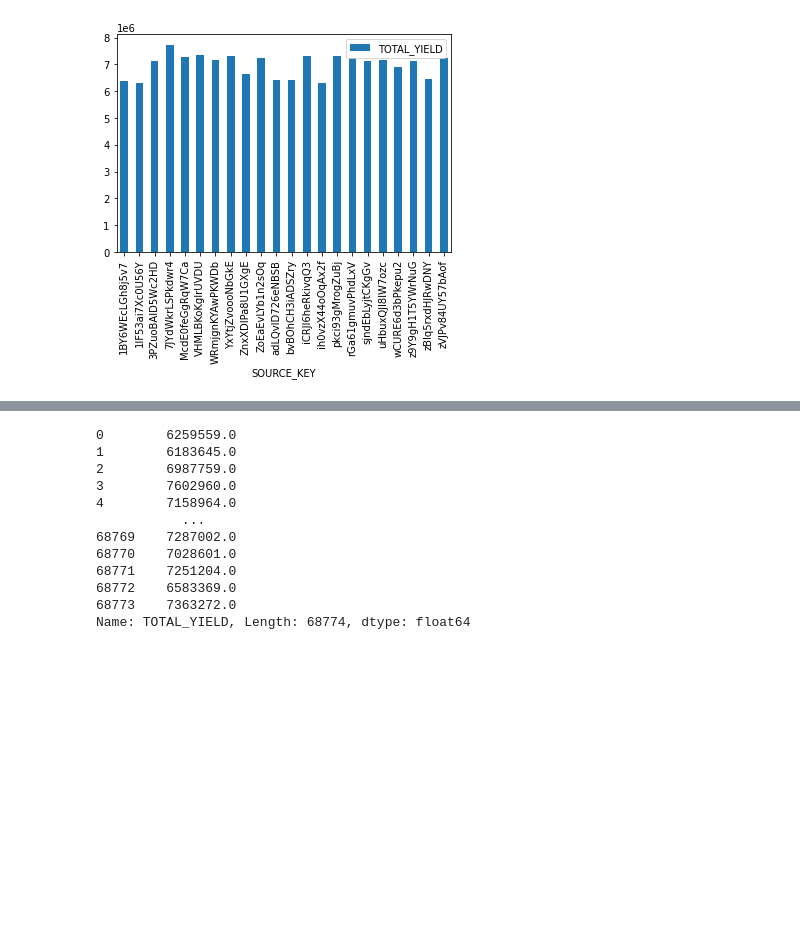
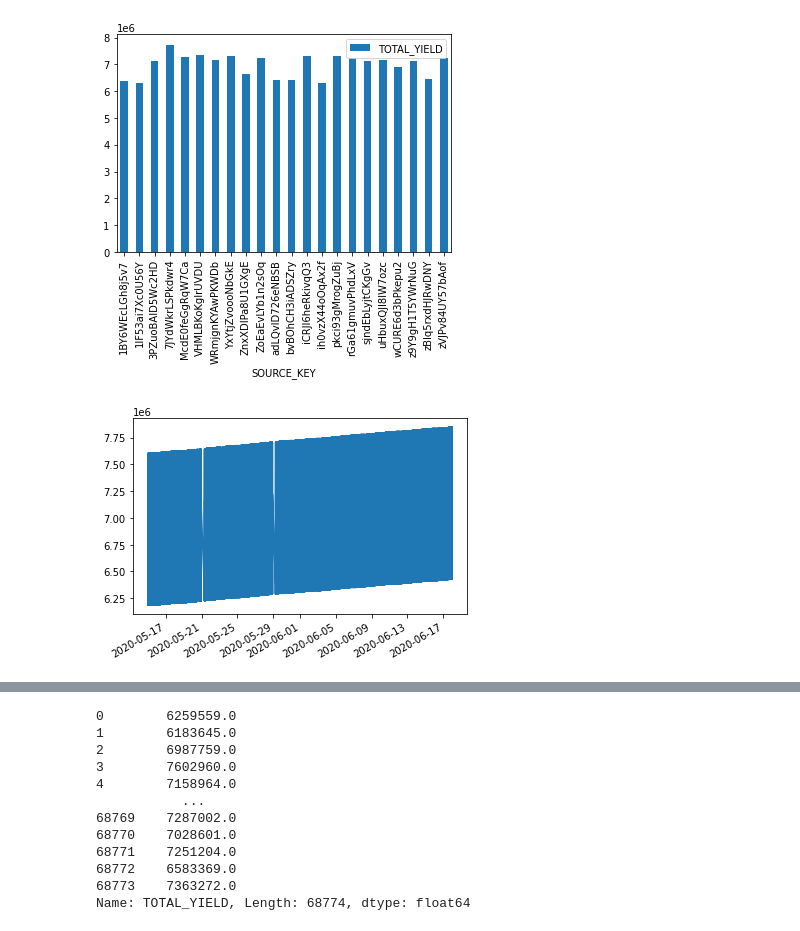
Before and after one commit to CakeNuthep/Super_AI, a Jupyter notebook: 27_09_2020_Quize1.ipynb, the cells around one changed output, grey strips where cells are left out. Cells and saved outputs as stored; diff of their text form; code cells hidden in the pictures; blank space fills up the shorter version.

```diff
--- a/27_09_2020_Quize1.ipynb
+++ b/27_09_2020_Quize1.ipynb
@@ -291,3 +291,10 @@ source_key.plot.bar()
 # %% [output]
 <matplotlib.axes._subplots.AxesSubplot at 0x...>
 [figure]
+# %%
+plt.plot(data_clean['DATE_TIME'],data_clean['TOTAL_YIELD'])
+plt.gcf().autofmt_xdate()
+
+plt.show()
+# %% [output]
+[figure, added]
```
Also changed, not shown: parts of 1 cell of this notebook.
